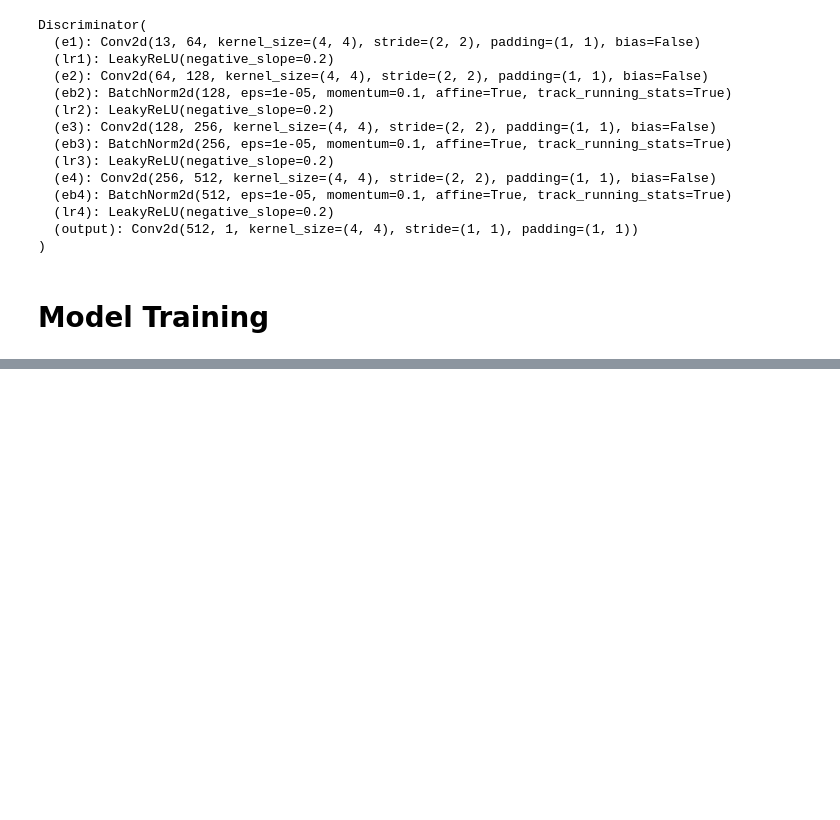
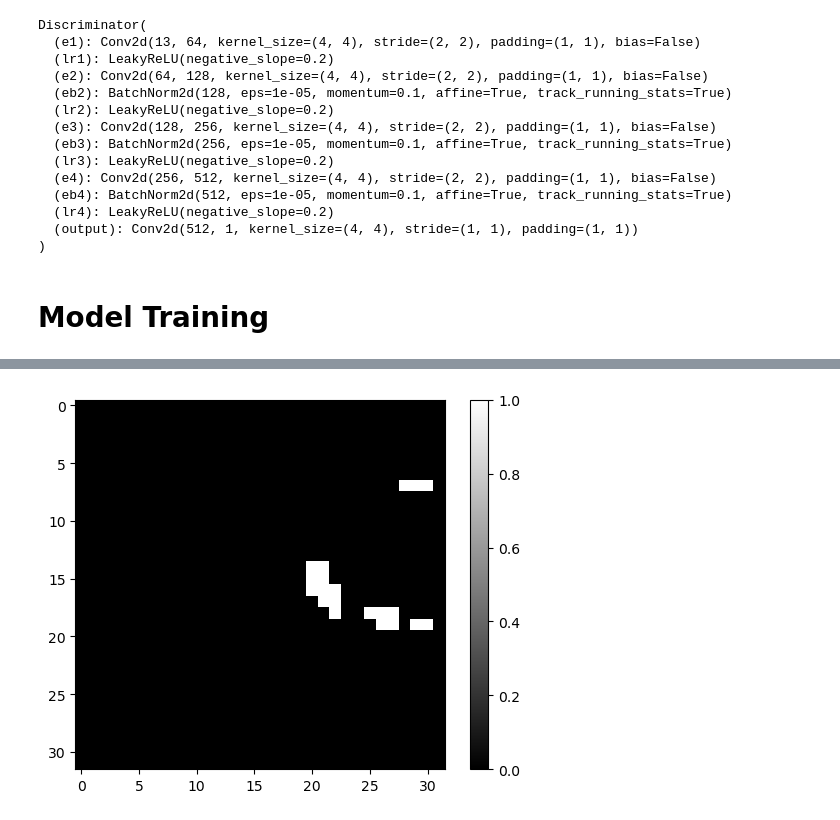
Before and after one commit to JoeBeyrer/FireGEN, a Jupyter notebook: joe_test_models/FireGEN.ipynb, the cells around one changed output, grey strips where cells are left out. Saved outputs shown, nothing was run; the diff lists cells and outputs as text; code cells hidden in the pictures; blank space fills up the shorter version.

```diff
--- a/joe_test_models/FireGEN.ipynb
+++ b/joe_test_models/FireGEN.ipynb
@@ -286,0 +353,8 @@ Validation loss improved. Best model updated.
+# %%
+tensor_np = lab[3][0].detach().cpu().numpy()
+
+plt.imshow(tensor_np, cmap='gray')
+plt.colorbar()
+plt.show()
+# %% [output]
+[figure, added]
```
Also changed, not shown: parts of 10 cells of this notebook.
